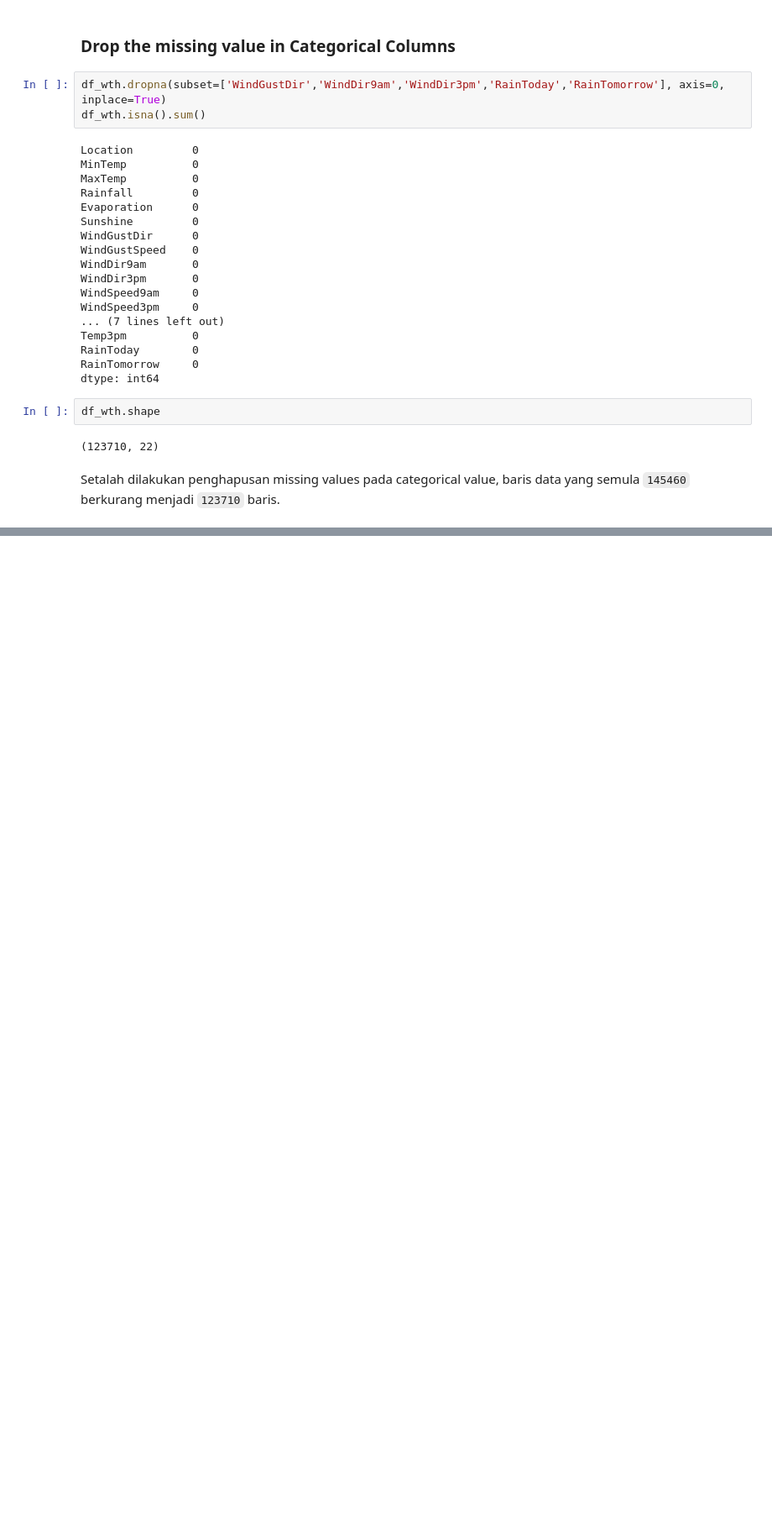
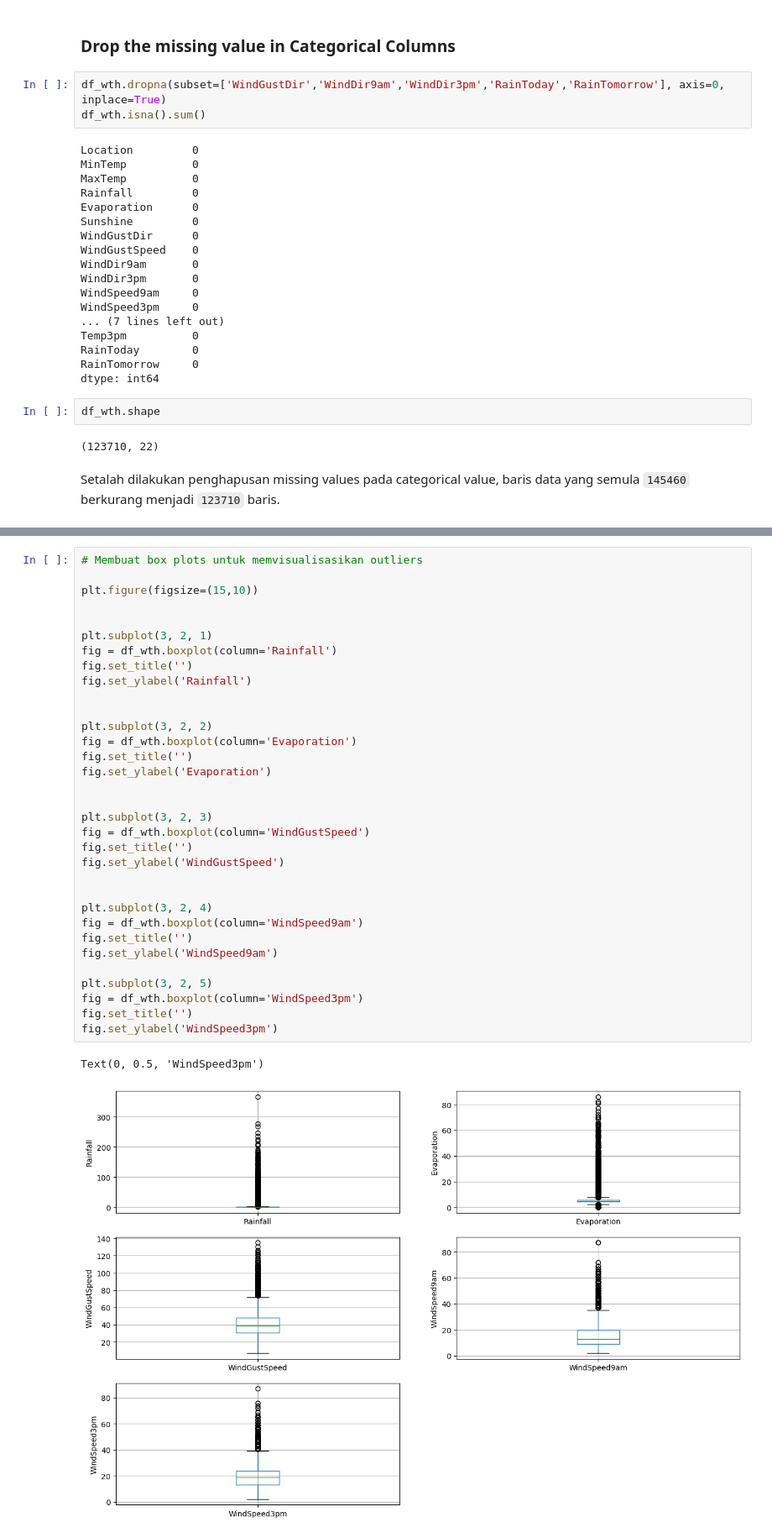
Before and after one commit to mfarizky/H8_5, a Jupyter notebook: project/PYTN_KampusMerdeka_fp2_Rijal.ipynb, the cells around one changed output, grey strips where cells are left out. Shown at 84% size. Saved outputs shown, nothing was run; the diff lists cells and outputs as text; blank space fills up the shorter version.

```diff
--- a/project/PYTN_KampusMerdeka_fp2_Rijal.ipynb
+++ b/project/PYTN_KampusMerdeka_fp2_Rijal.ipynb
@@ -214,0 +239,36 @@ Setalah dilakukan penghapusan missing values pada categorical value, baris data
+# %%
+# Membuat box plots untuk memvisualisasikan outliers
+
+plt.figure(figsize=(15,10))
+
+
+plt.subplot(3, 2, 1)
+fig = df_wth.boxplot(column='Rainfall')
+fig.set_title('')
+fig.set_ylabel('Rainfall')
+
+
+plt.subplot(3, 2, 2)
+fig = df_wth.boxplot(column='Evaporation')
+fig.set_title('')
+fig.set_ylabel('Evaporation')
+
+
+plt.subplot(3, 2, 3)
+fig = df_wth.boxplot(column='WindGustSpeed')
+fig.set_title('')
+fig.set_ylabel('WindGustSpeed')
+
+
+plt.subplot(3, 2, 4)
+fig = df_wth.boxplot(column='WindSpeed9am')
+fig.set_title('')
+fig.set_ylabel('WindSpeed9am')
+
+plt.subplot(3, 2, 5)
+fig = df_wth.boxplot(column='WindSpeed3pm')
+fig.set_title('')
+fig.set_ylabel('WindSpeed3pm')
+# %% [output]
+Text(0, 0.5, 'WindSpeed3pm')
+[figure, added]
```
Also changed, not shown: parts of 39 cells of this notebook.
